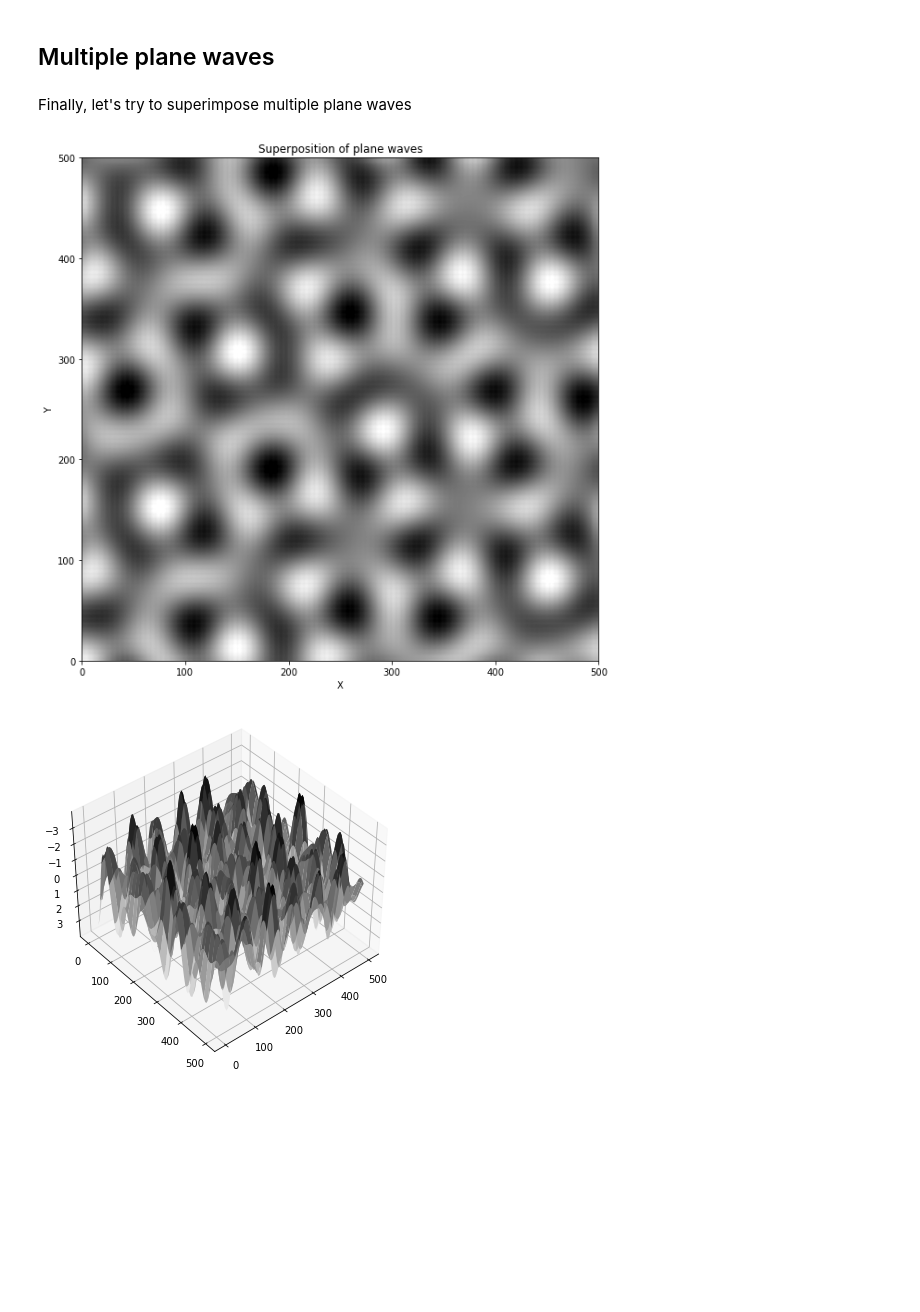
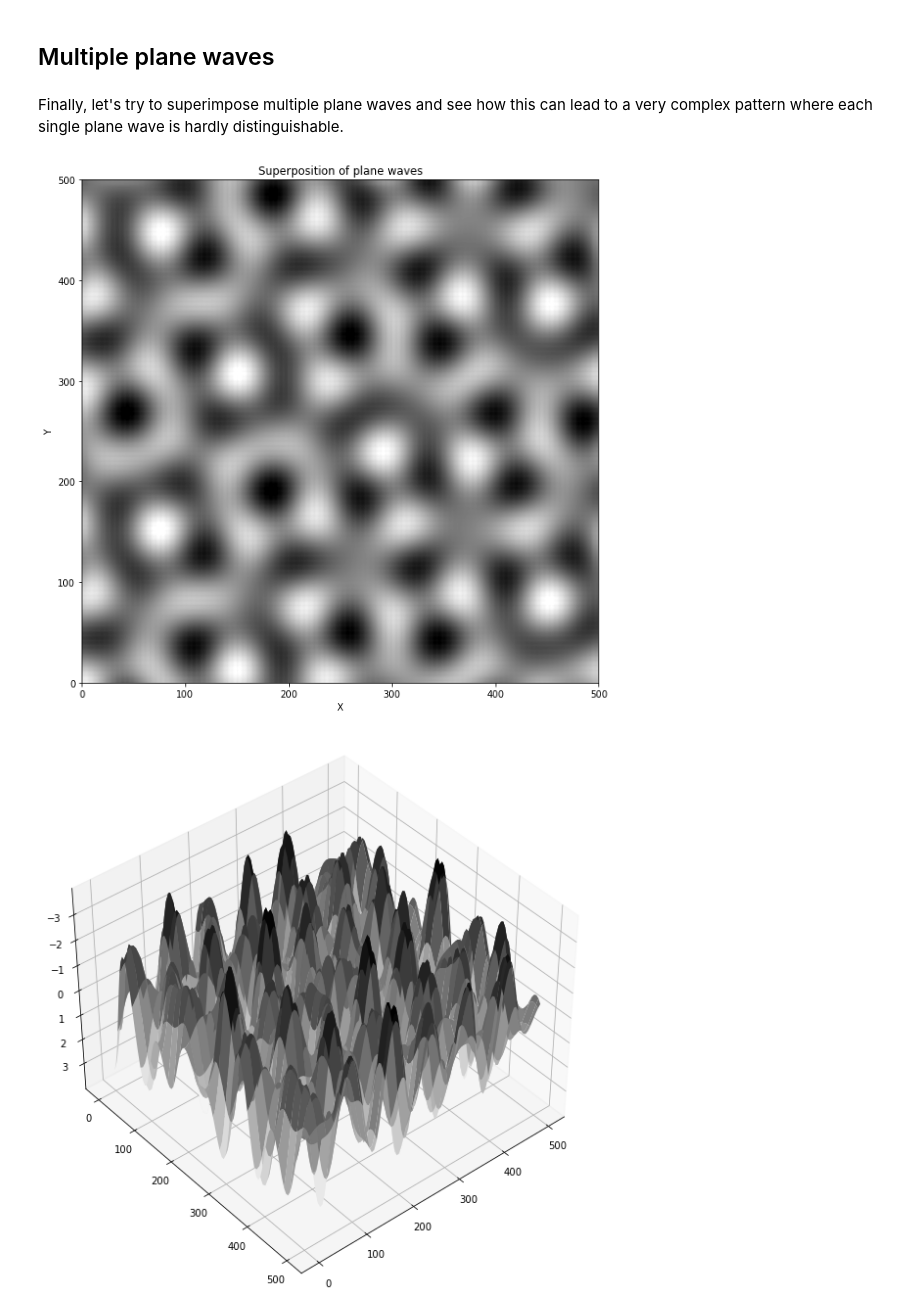
Before and after one commit to DIG-Kaust/Seismology, a Jupyter notebook: PlaneWave/PlaneWave.ipynb, the cells around one changed output. Drawn from its saved outputs; the diff is of its cells as text; code cells hidden in the pictures; blank space fills up the shorter version.

Commit message:
Finalized PlaneWave lab

```diff
--- a/PlaneWave/PlaneWave.ipynb
+++ b/PlaneWave/PlaneWave.ipynb
@@ -128,30 +134,30 @@ interactive(children=(FloatSlider(value=0.0, description='theta', max=90.0, min=
 # %% [markdown]
 ## Multiple plane waves
 # %% [markdown]
-Finally, let's try to superimpose multiple plane waves
+Finally, let's try to superimpose multiple plane waves and see how this can lead to a very complex pattern where each single plane wave is hardly distinguishable.
 # %%
 c = 1500
 fs = [20, 20, 20, 20]
 As = [1, 1, 1, 1]
 thetas = [0, 90, -50, 30]
 phis = [0, 20, 40, -60]
 
 pw = [plane_wave(x, y, A, f, c, theta, phi)[0] for f, A, theta, phi in zip(fs, As, thetas, phis)]
 pw = np.sum(pw, axis=0)
 
 plt.figure(figsize=(10, 10))
 plt.imshow(pw, extent=(x[0], x[-1], y[0], y[-1]),  cmap='gray',
            origin='lower', interpolation='sinc')
 plt.xlabel('X')
 plt.ylabel('Y')
 plt.title('Superposition of plane waves')
 plt.axis('tight')
 
-fig, ax = plt.subplots(figsize=(13, 5), subplot_kw={"projection": "3d"})
+fig, ax = plt.subplots(figsize=(8, 8), subplot_kw={"projection": "3d"})
 ax.plot_surface(X, Y, pw, cmap='gray')
 ax.view_init(-140, -50)
 plt.tight_layout()
 # %% [output]
 [figure]
-[figure, old version]
+[figure, new version]
 # %% [markdown]
```
Also changed, not shown: parts of 10 cells of this notebook, 1 other file.
